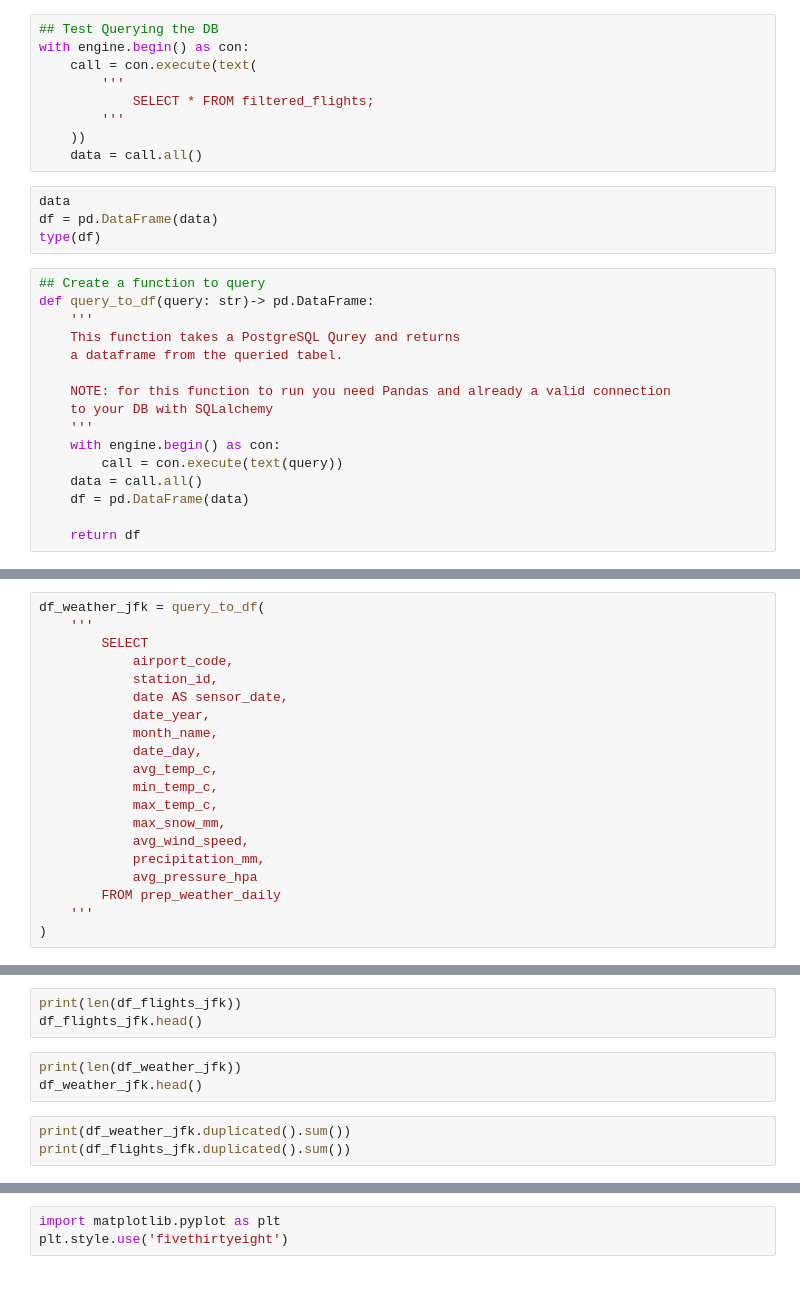
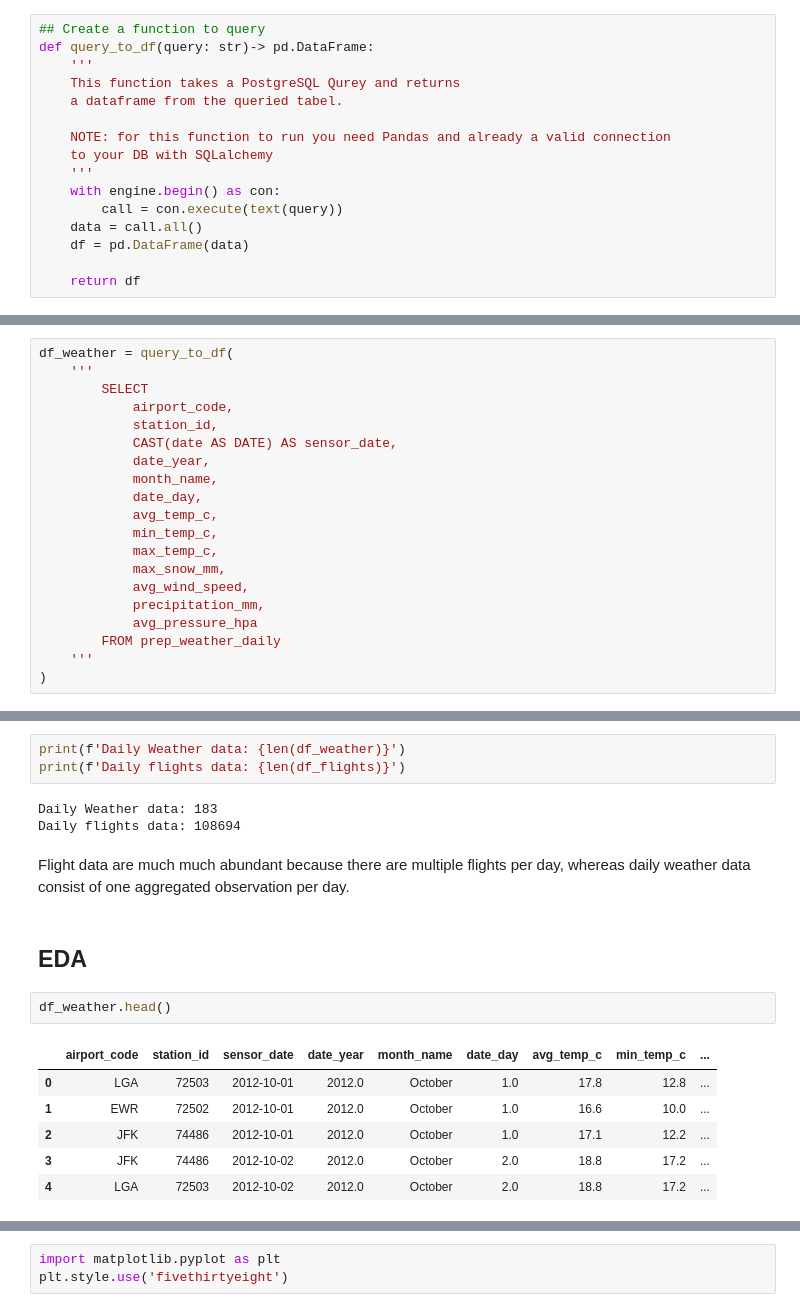
Before and after one commit to NourSaf/weather_flights_pipeline_analytics_engineering, a Jupyter notebook: eda/nour/nour.ipynb, the cells around one changed output, grey strips where cells are left out. Cells and saved outputs as stored; diff of their text form; blank space fills up the shorter version.

```diff
--- a/eda/nour/nour.ipynb
+++ b/eda/nour/nour.ipynb
@@ -34,16 +46,3 @@ result
-# %%
-## Test Querying the DB
-with engine.begin() as con:
-    call = con.execute(text(
-        '''
-            SELECT * FROM filtered_flights;
-        '''
-    ))
-    data = call.all()
-# %%
-data
-df = pd.DataFrame(data)
-type(df)
 # %%
 ## Create a function to query
 def query_to_df(query: str)-> pd.DataFrame:
@@ -73,10 +80,10 @@ df_flights_jfk = query_to_df(
 # %%
-df_weather_jfk = query_to_df(
+df_weather = query_to_df(
     '''
         SELECT
             airport_code,
             station_id,
-            date AS sensor_date,
+            CAST(date AS DATE) AS sensor_date,
             date_year,
             month_name,
             date_day,
@@ -93,9 +121,19 @@ df_weather_jfk = query_to_df(
 # %%
-print(len(df_flights_jfk))
-df_flights_jfk.head()
+print(f'Daily Weather data: {len(df_weather)}')
+print(f'Daily flights data: {len(df_flights)}')
+# %% [output]
+Daily Weather data: 183
+Daily flights data: 108694
-# %%
-print(len(df_weather_jfk))
-df_weather_jfk.head()
-# %%
-print(df_weather_jfk.duplicated().sum())
-print(df_flights_jfk.duplicated().sum())
+# %% [markdown]
+Flight data are much much abundant because there are multiple flights per day, whereas daily weather data consist of one aggregated observation per day.
+# %% [markdown]
+## EDA
+# %%
+df_weather.head()
+# %% [output]
+|  | airport_code | station_id | sensor_date | date_year | month_name | date_day | avg_temp_c | min_temp_c | ... |
+| 0 | LGA | 72503 | 2012-10-01 | 2012.0 | October | 1.0 | 17.8 | 12.8 | ... |
+| 1 | EWR | 72502 | 2012-10-01 | 2012.0 | October | 1.0 | 16.6 | 10.0 | ... |
+| 2 | JFK | 74486 | 2012-10-01 | 2012.0 | October | 1.0 | 17.1 | 12.2 | ... |
+| 3 | JFK | 74486 | 2012-10-02 | 2012.0 | October | 2.0 | 18.8 | 17.2 | ... |
+| 4 | LGA | 72503 | 2012-10-02 | 2012.0 | October | 2.0 | 18.8 | 17.2 | ... |
```
Also changed, not shown: parts of 30 cells of this notebook, 1 other file.
